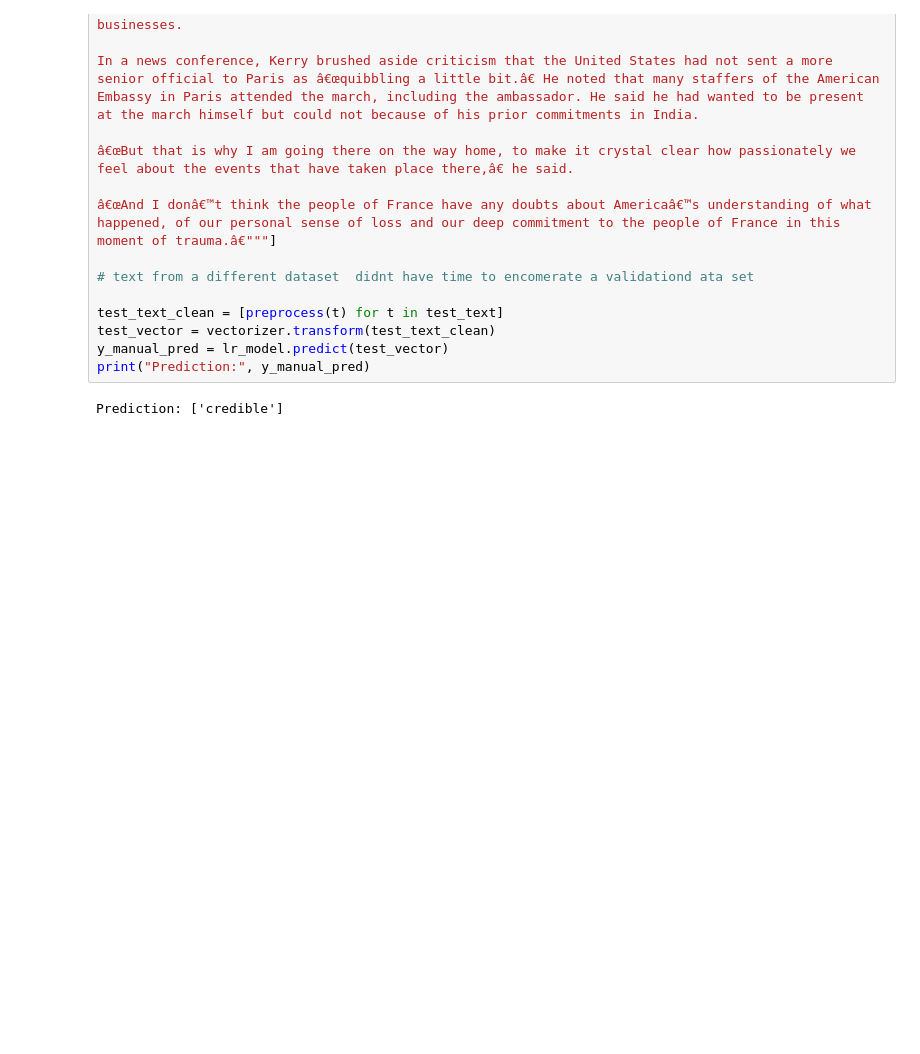
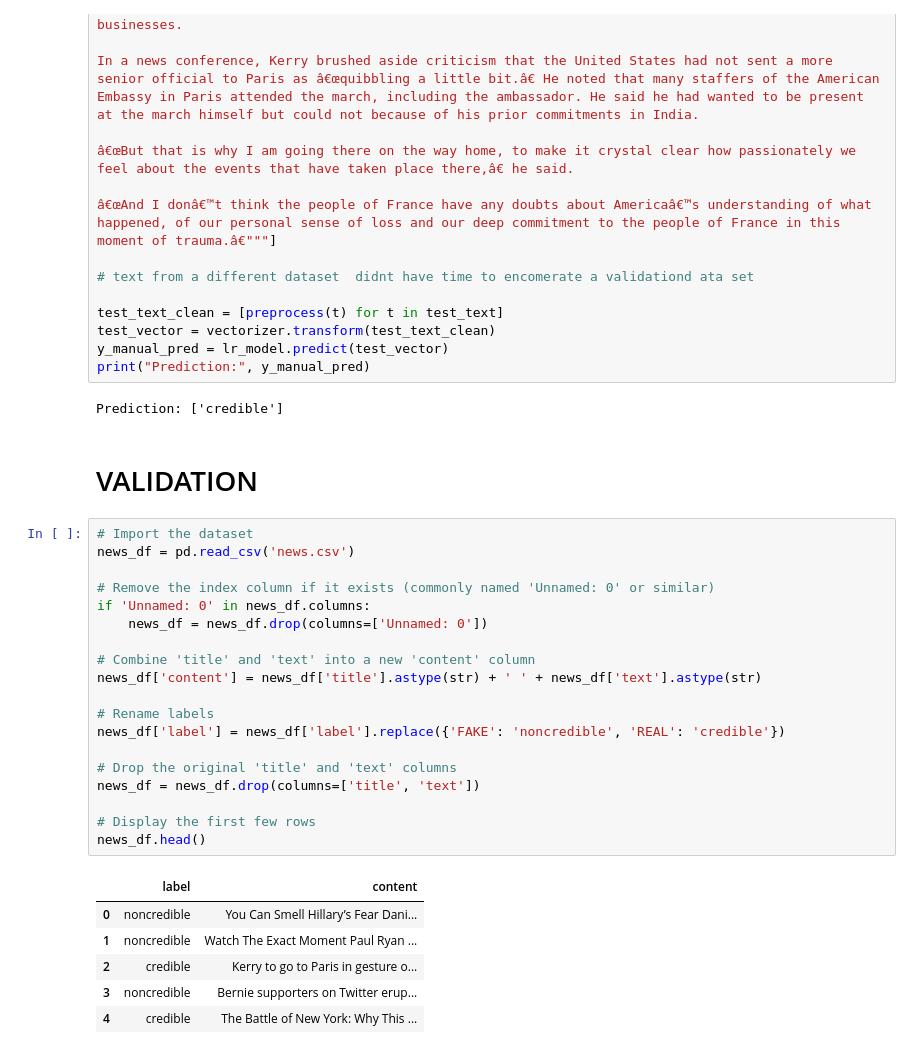
Before and after one commit to Akyas-S/News-Classification-NLP-model, a Jupyter notebook: NLP notebook.ipynb, the cells around one changed output. Saved outputs shown, nothing was run; the diff lists cells and outputs as text; blank space fills up the shorter version.

```diff
--- a/NLP notebook.ipynb
+++ b/NLP notebook.ipynb
@@ -719,3 +719,31 @@ y_manual_pred = lr_model.predict(test_vector)
 print("Prediction:", y_manual_pred)
 # %% [output]
 Prediction: ['credible']
+# %% [markdown]
+# VALIDATION
+# %%
+# Import the dataset
+news_df = pd.read_csv('news.csv')
+
+# Remove the index column if it exists (commonly named 'Unnamed: 0' or similar)
+if 'Unnamed: 0' in news_df.columns:
+    news_df = news_df.drop(columns=['Unnamed: 0'])
+
+# Combine 'title' and 'text' into a new 'content' column
+news_df['content'] = news_df['title'].astype(str) + ' ' + news_df['text'].astype(str)
+
+# Rename labels
+news_df['label'] = news_df['label'].replace({'FAKE': 'noncredible', 'REAL': 'credible'})
+
+# Drop the original 'title' and 'text' columns
+news_df = news_df.drop(columns=['title', 'text'])
+
+# Display the first few rows
+news_df.head()
+# %% [output]
+|  | label | content |
+| 0 | noncredible | You Can Smell Hillary’s Fear Dani... |
+| 1 | noncredible | Watch The Exact Moment Paul Ryan ... |
+| 2 | credible | Kerry to go to Paris in gesture o... |
+| 3 | noncredible | Bernie supporters on Twitter erup... |
+| 4 | credible | The Battle of New York: Why This ... |
```
Also changed, not shown: parts of 21 cells of this notebook, 1 other file.
